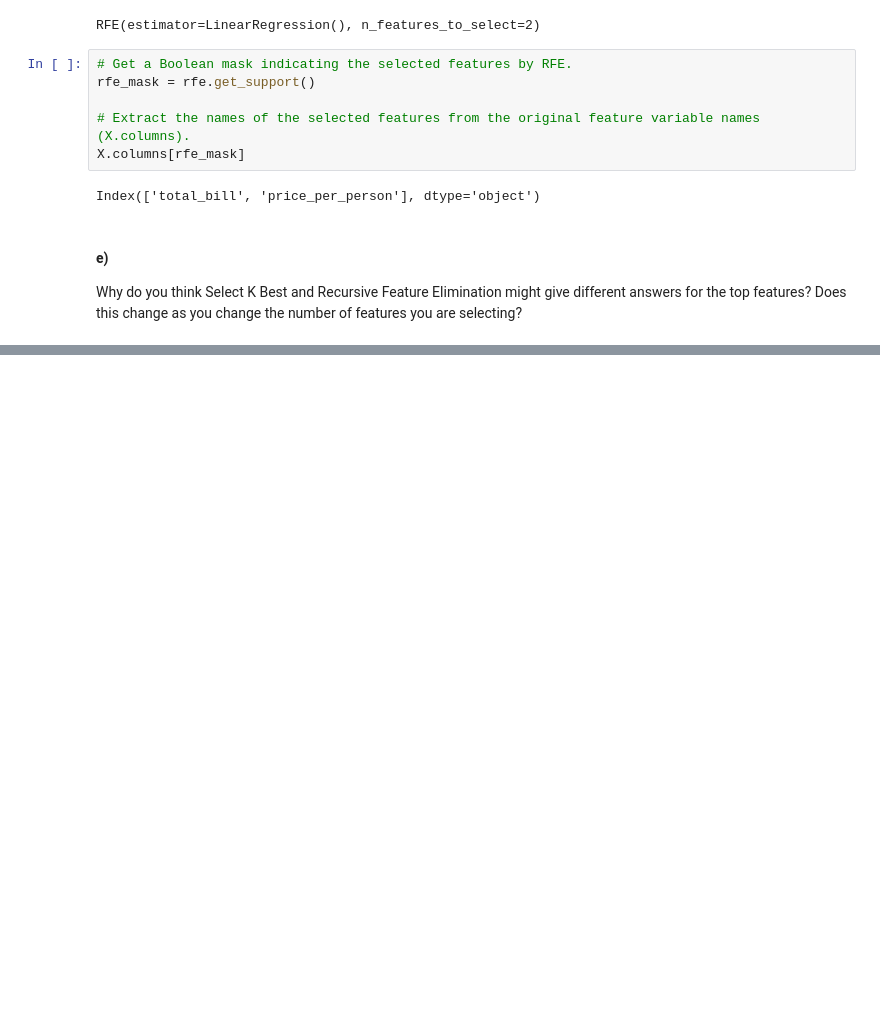
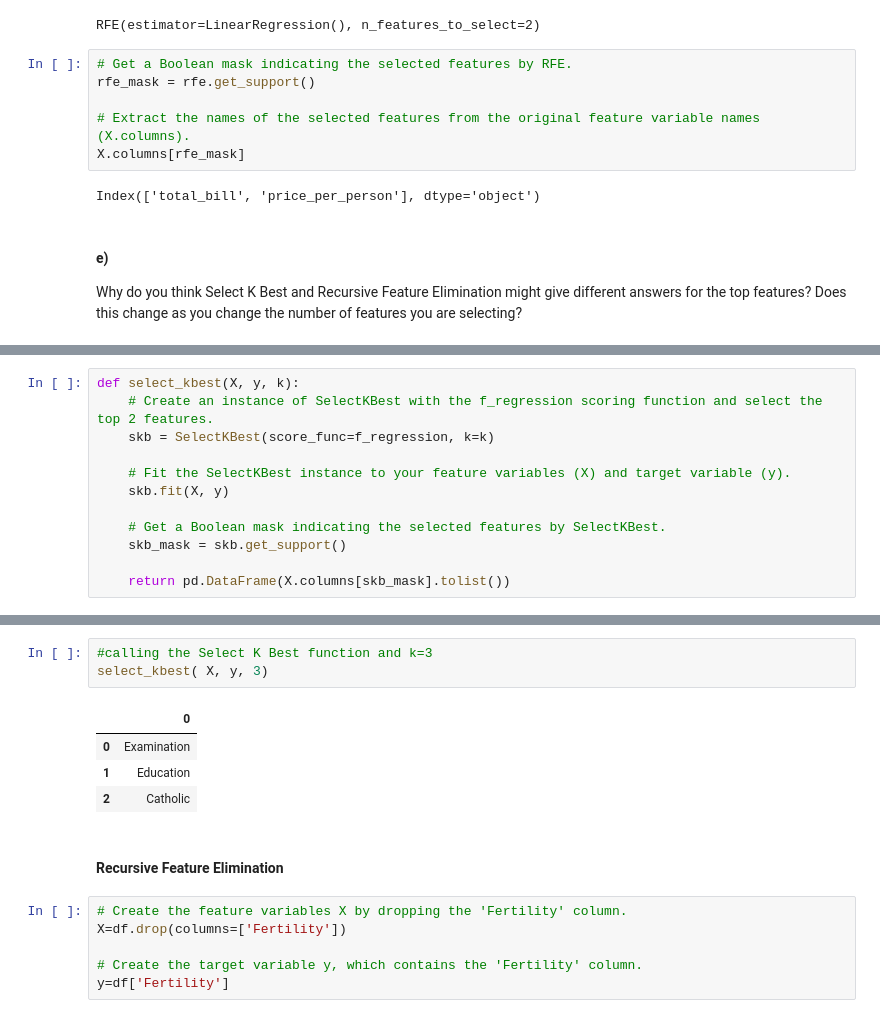
Before and after one commit to TheodoreQuansah/regression-exercises, a Jupyter notebook: feature_engineering.ipynb, the cells around one changed output, grey strips where cells are left out. Saved outputs shown, nothing was run; the diff lists cells and outputs as text; blank space fills up the shorter version.

```diff
--- a/feature_engineering.ipynb
+++ b/feature_engineering.ipynb
@@ -125,0 +131,12 @@ Why do you think Select K Best and Recursive Feature Elimination might give diff
+# %%
+def select_kbest(X, y, k):
+    # Create an instance of SelectKBest with the f_regression scoring function and select the top 2 features.
+    skb = SelectKBest(score_func=f_regression, k=k)
+
+    # Fit the SelectKBest instance to your feature variables (X) and target variable (y).
+    skb.fit(X, y)
+
+    # Get a Boolean mask indicating the selected features by SelectKBest.
+    skb_mask = skb.get_support()
+
+    return pd.DataFrame(X.columns[skb_mask].tolist())
@@ -125,0 +199,16 @@ Why do you think Select K Best and Recursive Feature Elimination might give diff
+# %%
+#calling the Select K Best function and k=3
+select_kbest( X, y, 3)
+# %% [output]
+|  | 0 |
+| 0 | Examination |
+| 1 | Education |
+| 2 | Catholic |
+# %% [markdown]
+#### Recursive Feature Elimination
+# %%
+# Create the feature variables X by dropping the 'Fertility' column.
+X=df.drop(columns=['Fertility'])
+
+# Create the target variable y, which contains the 'Fertility' column.
+y=df['Fertility']
```
Also changed, not shown: parts of 11 cells of this notebook.
